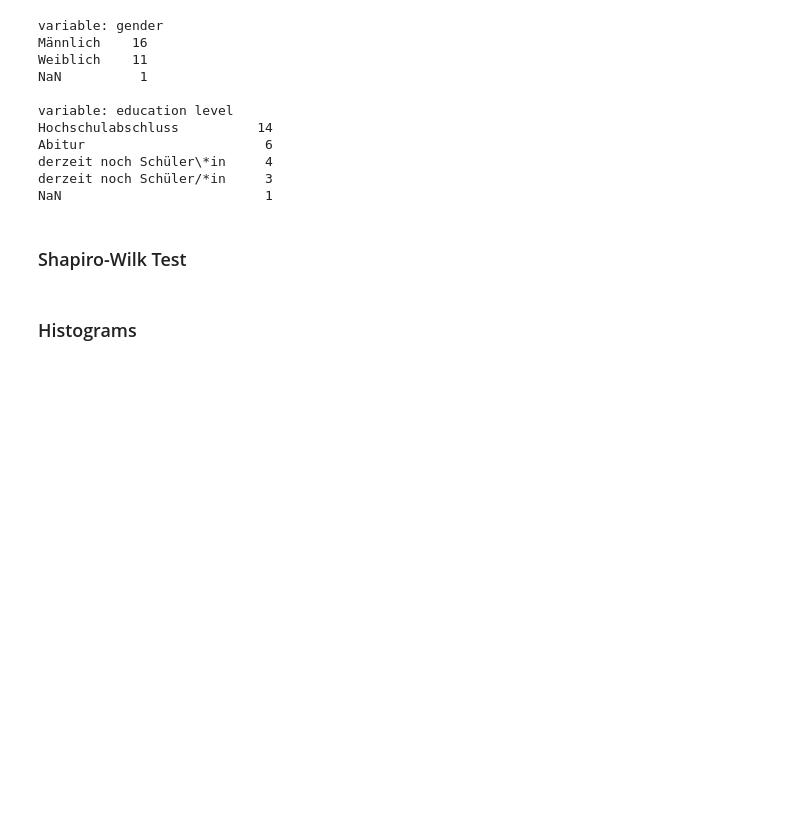
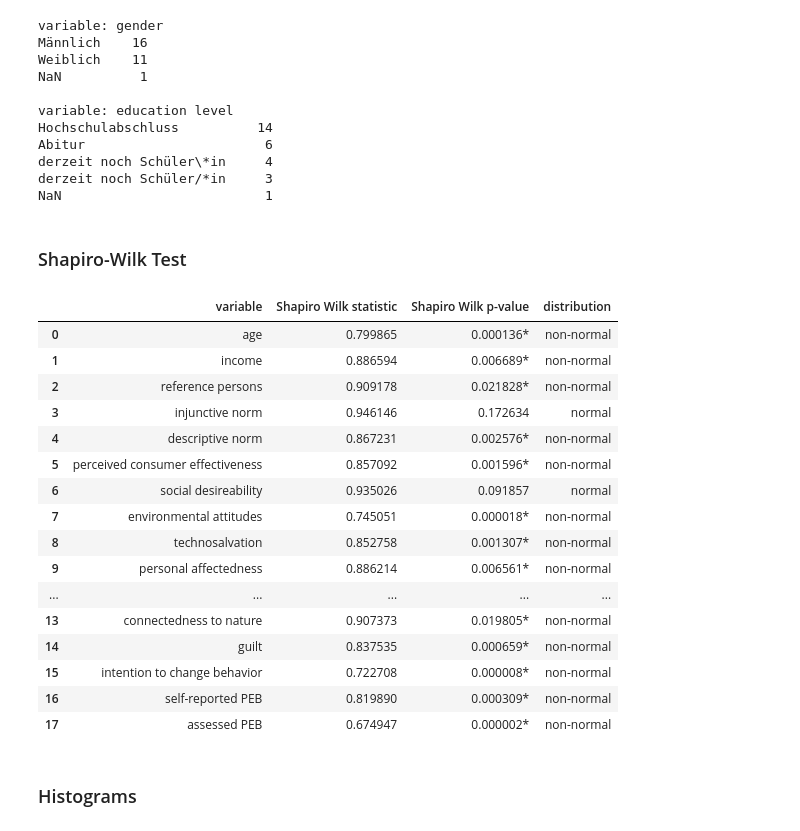
Before and after one commit to rbnjd/gca_data_analyses, a Jupyter notebook: gca data analyses.ipynb, the cells around one changed output. Saved outputs shown, nothing was run; the diff lists cells and outputs as text; code cells hidden in the pictures; blank space fills up the shorter version.

```diff
--- a/gca data analyses.ipynb
+++ b/gca data analyses.ipynb
@@ -11,5 +12,3 @@ from sklearn import linear_model
-# %%
-pd.options.display.float_format = '{:,.3f}'.format
 # %%
 df = pd.read_csv('data/cleaned_data_gca.csv')
 # %% [markdown]
@@ -98,7 +97,7 @@ def shapiro_test(data):
         column_shapiro_test = shapiro(data[column])
         shapiro_pvalue_column = column_shapiro_test.pvalue
         if column_shapiro_test.pvalue < .05:
-            shapiro_pvalue_column = '{:.3f}'.format(shapiro_pvalue_column) + '*'
+            shapiro_pvalue_column = '{:.6f}'.format(shapiro_pvalue_column) + '*'
             column_distr = 'non-normal'
         else:
             column_distr = 'normal'
@@ -116,3 +112,23 @@ x.to_excel('shapiro_test.xls')
+# %%
+shapiro_test(df.dropna())
+# %% [output]
+|  | variable | Shapiro Wilk statistic | Shapiro Wilk p-value | distribution |
+| 0 | age | 0.799865 | 0.000136* | non-normal |
+| 1 | income | 0.886594 | 0.006689* | non-normal |
+| 2 | reference persons | 0.909178 | 0.021828* | non-normal |
+| 3 | injunctive norm | 0.946146 | 0.172634 | normal |
+| 4 | descriptive norm | 0.867231 | 0.002576* | non-normal |
+| 5 | perceived consumer effectiveness | 0.857092 | 0.001596* | non-normal |
+| 6 | social desireability | 0.935026 | 0.091857 | normal |
+| 7 | environmental attitudes | 0.745051 | 0.000018* | non-normal |
+| 8 | technosalvation | 0.852758 | 0.001307* | non-normal |
+| 9 | personal affectedness | 0.886214 | 0.006561* | non-normal |
+| ... | ... | ... | ... | ... |
+| 13 | connectedness to nature | 0.907373 | 0.019805* | non-normal |
+| 14 | guilt | 0.837535 | 0.000659* | non-normal |
+| 15 | intention to change behavior | 0.722708 | 0.000008* | non-normal |
+| 16 | self-reported PEB | 0.819890 | 0.000309* | non-normal |
+| 17 | assessed PEB | 0.674947 | 0.000002* | non-normal |
 # %% [markdown]
 ### Histograms
 # %% [markdown]
```
Also changed, not shown: parts of 19 cells of this notebook.
